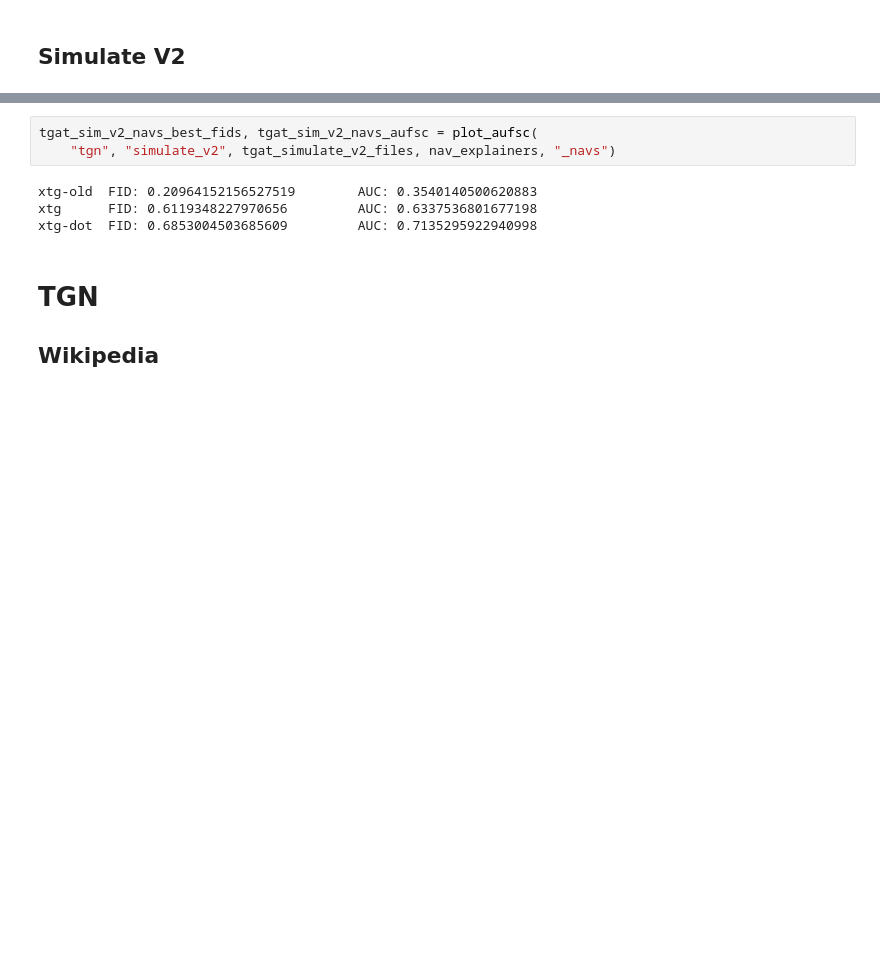
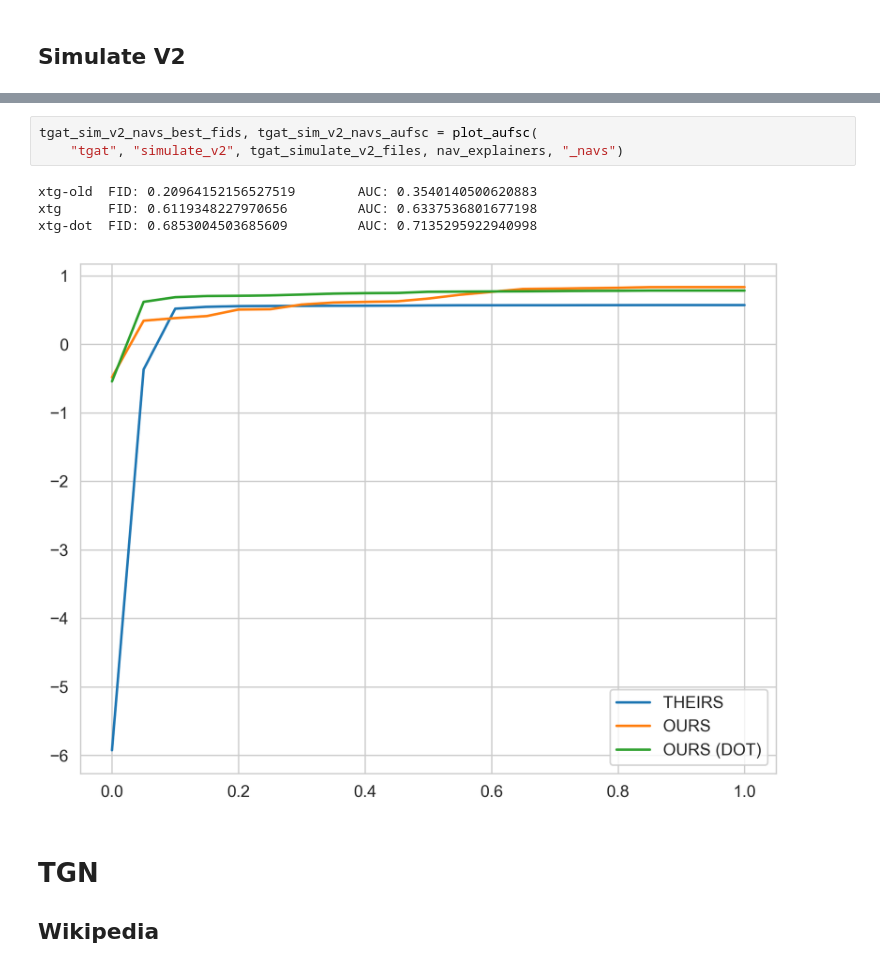
Before and after one commit to m-krastev/fact8-temporal-graph, a Jupyter notebook: notebooks/th20_results_processing.ipynb, the cells around one changed output, grey strips where cells are left out. Cells and saved outputs as stored; diff of their text form; blank space fills up the shorter version.

```diff
--- a/notebooks/th20_results_processing.ipynb
+++ b/notebooks/th20_results_processing.ipynb
@@ -308,10 +308,11 @@ xtg-old  FID: 0.20964152156527519        AUC: 0.3540140500620883
 # %%
 tgat_sim_v2_navs_best_fids, tgat_sim_v2_navs_aufsc = plot_aufsc(
-    "tgn", "simulate_v2", tgat_simulate_v2_files, nav_explainers, "_navs")
+    "tgat", "simulate_v2", tgat_simulate_v2_files, nav_explainers, "_navs")
 # %% [output]
 xtg-old  FID: 0.20964152156527519        AUC: 0.3540140500620883
 xtg      FID: 0.6119348227970656         AUC: 0.6337536801677198
 xtg-dot  FID: 0.6853004503685609         AUC: 0.7135295922940998
+[figure, added]
 # %% [markdown]
 # TGN
 ## Wikipedia
```
Also changed, not shown: parts of 12 cells of this notebook, 12 other files.
